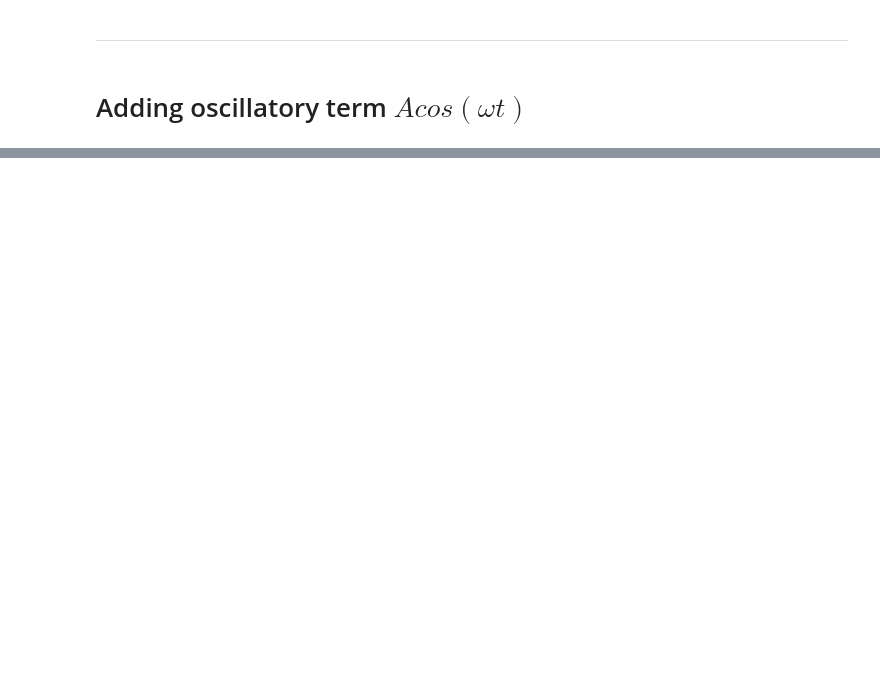
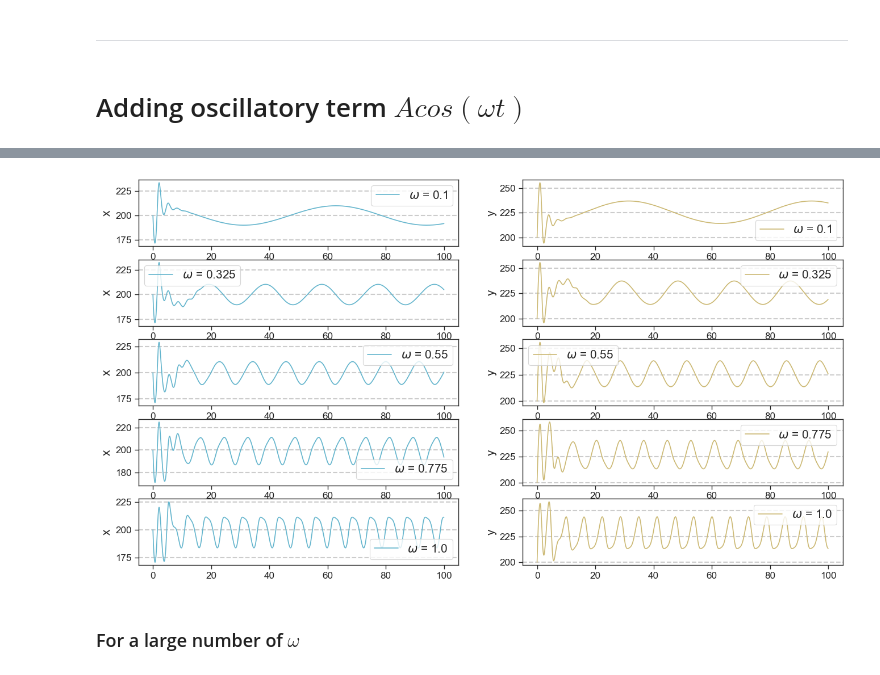
Before and after one commit to nielsdavidsen/PUK_2024, a Jupyter notebook: puk_start.ipynb, the cells around one changed output, grey strips where cells are left out. Drawn from its saved outputs; the diff is of its cells as text; code cells hidden in the pictures; blank space fills up the shorter version.

```diff
--- a/puk_start.ipynb
+++ b/puk_start.ipynb
@@ -185,0 +240,31 @@ def y_dot(x, y, omega):
+# %%
+# plot x(t) and y(t) for different omega values
+
+omega = np.linspace(0.1, 1, 5)
+var_change = np.array([2, 2])
+A = 10
+t_max = 100
+dt = 0.01
+
+fig_rows = len(omega)
+fig, ax = plt.subplots(fig_rows, 2, figsize=(16,9), dpi=100)
+
+
+amp_x = []
+amp_y = []
+
+for i, j in enumerate(omega):
+    x_list, y_list, t_list = euler(var_change, V, j, A, dt, t_max)
+
+
+
+    ax[i, 0].plot(t_list, x_list, label=f'$\omega$ = {j}')
+    ax[i, 1].plot(t_list, y_list, label=f'$\omega$ = {j}', color = colors[1])
+    ax[i, 0].set_ylabel('x', fontsize=15)
+    ax[i, 1].set_ylabel('y', fontsize=15)
+    ax[i, 0].legend(fontsize=15)
+    ax[i, 1].legend(fontsize=15)
+# %% [output]
+[figure, added]
+# %% [markdown]
+### For a large number of $\omega$
```
Also changed, not shown: parts of 12 cells of this notebook.
